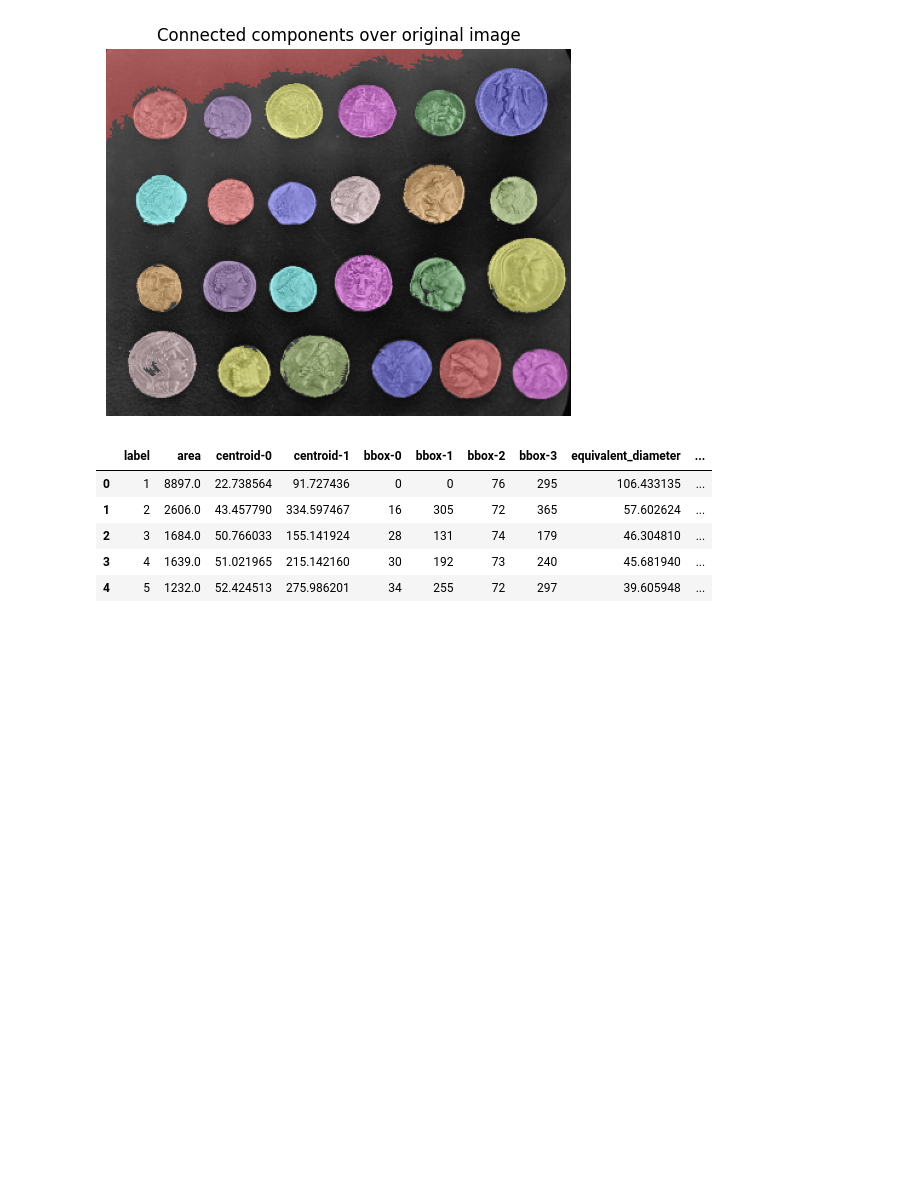
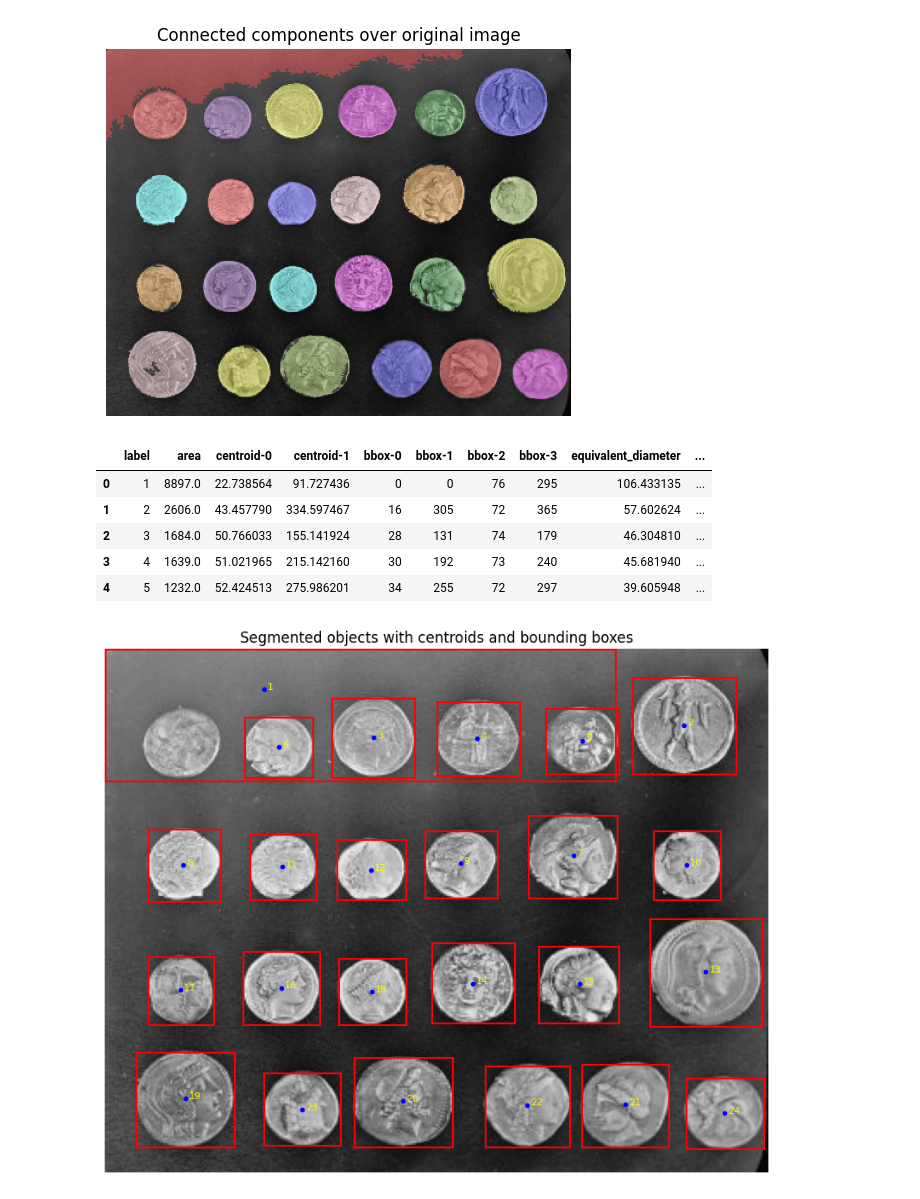
Before and after one commit to peterzm/ai-imaging-portfolio, a Jupyter notebook: 04_segmentation/notebooks/05_scientific_image_segmentation_pipeline.ipynb, the cells around one changed output. Drawn from its saved outputs; the diff is of its cells as text; code cells hidden in the pictures; blank space fills up the shorter version.

```diff
--- a/04_segmentation/notebooks/05_scientific_image_segmentation_pipeline.ipynb
+++ b/04_segmentation/notebooks/05_scientific_image_segmentation_pipeline.ipynb
@@ -198,31 +198,32 @@ Para interpretar mejor la segmentación, visualizamos cada región conectada jun
 regions = measure.regionprops(labels, intensity_image=image)
 
 fig, ax = plt.subplots(figsize=(8, 8))
 ax.imshow(image, cmap="gray")
 ax.set_title("Segmented objects with centroids and bounding boxes")
 ax.axis("off")
 
 for region in regions:
     minr, minc, maxr, maxc = region.bbox
     y0, x0 = region.centroid
 
     rect = plt.Rectangle(
         (minc, minr),
         maxc - minc,
         maxr - minr,
         fill=False,
         edgecolor="red",
         linewidth=1.5
     )
     ax.add_patch(rect)
     ax.plot(x0, y0, "bo", markersize=3)
     ax.text(x0 + 2, y0, str(region.label), color="yellow", fontsize=8)
 
 plt.tight_layout()
-os.makedirs("../figures/figures_segmantation_pipeline", exist_ok=True)
 plt.savefig(
     "../figures/figures_segmantation_pipeline/06_bboxes_centroids.png",
     bbox_inches="tight",
     dpi=300
 )
 plt.show()
+# %% [output]
+[figure, added]
```
Also changed, not shown: parts of 4 cells of this notebook, 4 other files.
